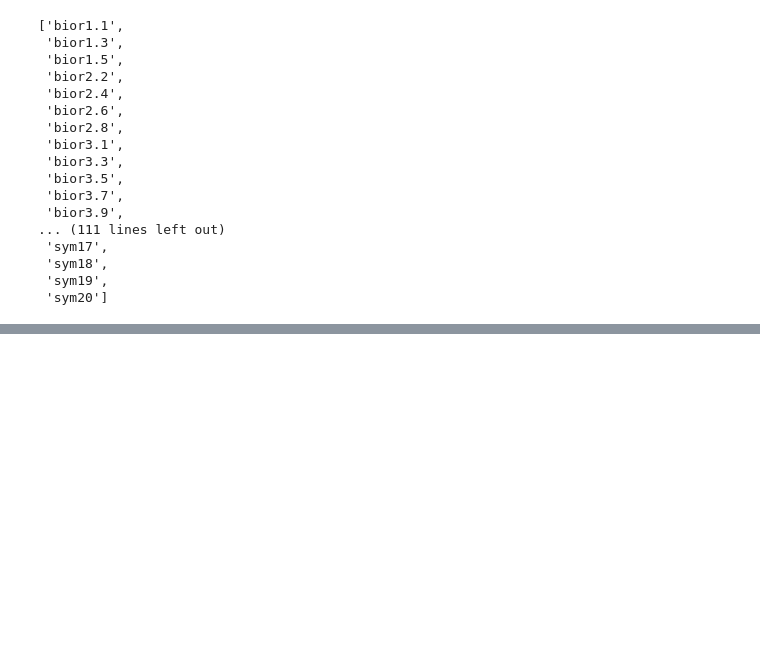
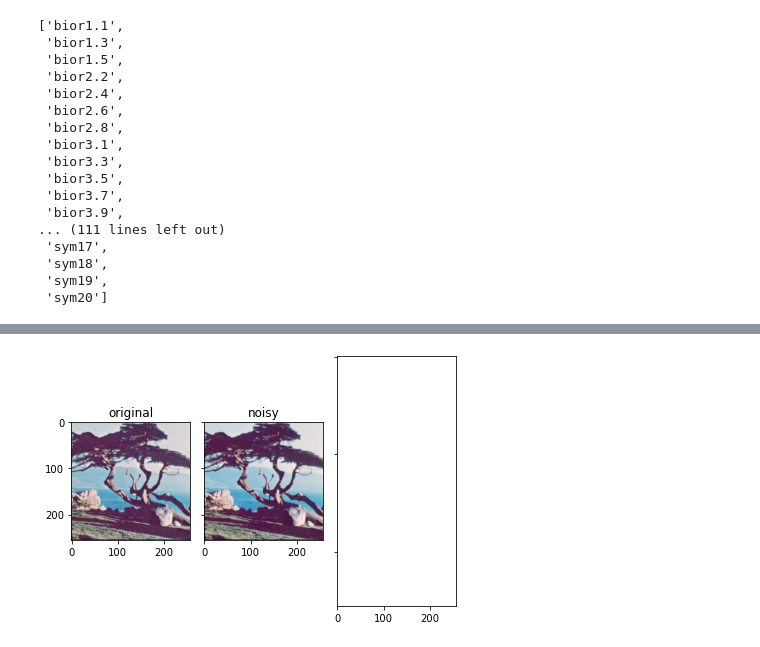
Before and after one commit to adrian13579/color-image-enhancement, a Jupyter notebook: Untitled.ipynb, the cells around one changed output, grey strips where cells are left out. Saved outputs shown, nothing was run; the diff lists cells and outputs as text; code cells hidden in the pictures; blank space fills up the shorter version.

Commit message:
Add color.py

```diff
--- a/Untitled.ipynb
+++ b/Untitled.ipynb
@@ -117,0 +116,2 @@ path = './misc/4.1.06.tiff'
+# %%
+path = './misc/peppers_color.tif'
@@ -133,0 +143,14 @@ ax.imshow(img,cmap='gray')
+# %%
+fig, ax = plt.subplots(nrows=1, ncols=3, #figsize=(8, 6),
+                       sharex=True, sharey=True,squeeze=False)
+
+ax[0, 0].imshow(rgb)
+ax[0, 0].axis('on')
+ax[0, 0].set_title('original')
+ax[0, 1].imshow(img)
+ax[0, 1].axis('on')
+ax[0, 1].set_title('noisy')
+fig.tight_layout()
+plt.show()
+# %% [output]
+[figure, added]
```
Also changed, not shown: parts of 7 cells of this notebook, 1 other file.
